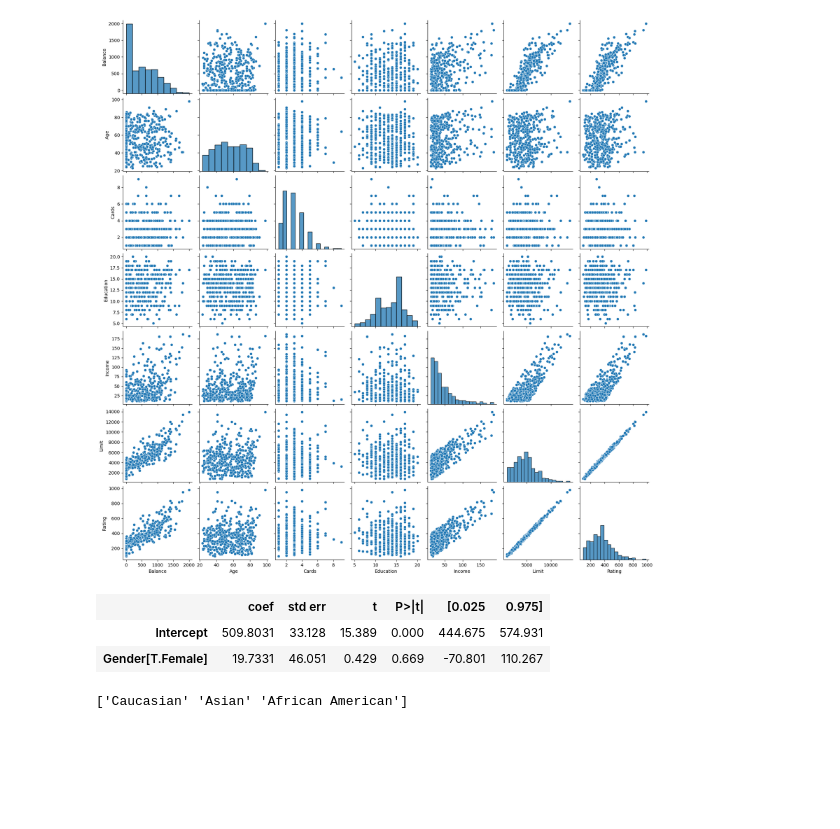
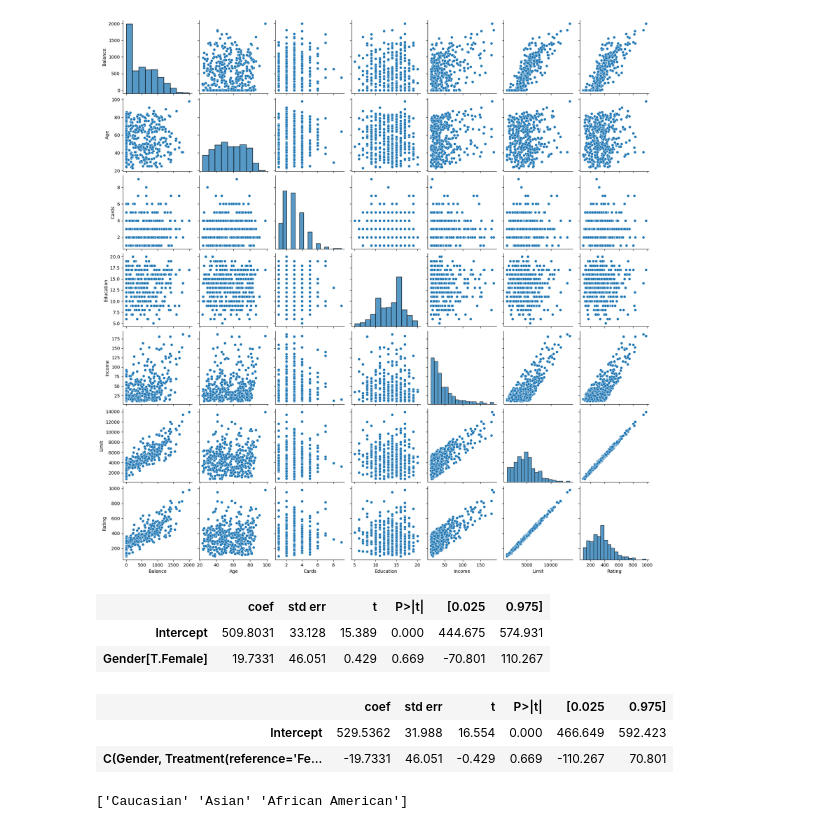
Before and after one commit to vincenzorrei/EDU-LinearRegression, a Jupyter notebook: credit.ipynb, the cells around one changed output. Saved outputs shown, nothing was run; the diff lists cells and outputs as text; code cells hidden in the pictures; blank space fills up the shorter version.

```diff
--- a/credit.ipynb
+++ b/credit.ipynb
@@ -55,6 +64,13 @@ est.summary().tables[1]
 |  | coef | std err | t | P>|t| | [0.025 | 0.975] |
 | Intercept | 509.8031 | 33.128 | 15.389 | 0.000 | 444.675 | 574.931 |
 | Gender[T.Female] | 19.7331 | 46.051 | 0.429 | 0.669 | -70.801 | 110.267 |
+# %%
+est = smf.ols("Balance ~ C(Gender, Treatment(reference='Female'))", credit).fit()
+est.summary().tables[1]
+# %% [output]
+|  | coef | std err | t | P>|t| | [0.025 | 0.975] |
+| Intercept | 529.5362 | 31.988 | 16.554 | 0.000 | 466.649 | 592.423 |
+| C(Gender, Treatment(reference='Fe... | -19.7331 | 46.051 | -0.429 | 0.669 | -110.267 | 70.801 |
 # %%
 print(credit.Ethnicity.unique())
 # %% [output]
```
Also changed, not shown: parts of 7 cells of this notebook, 2 other files.
